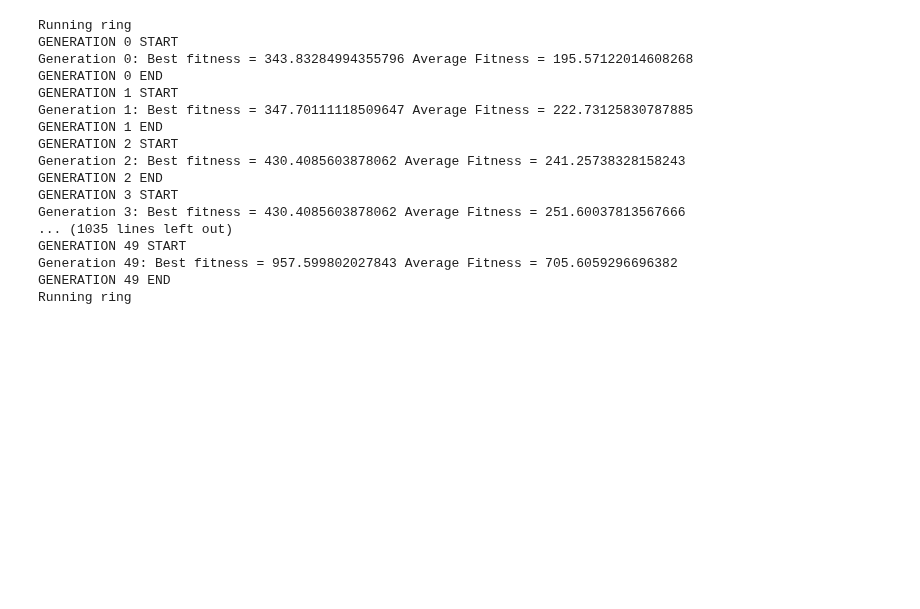
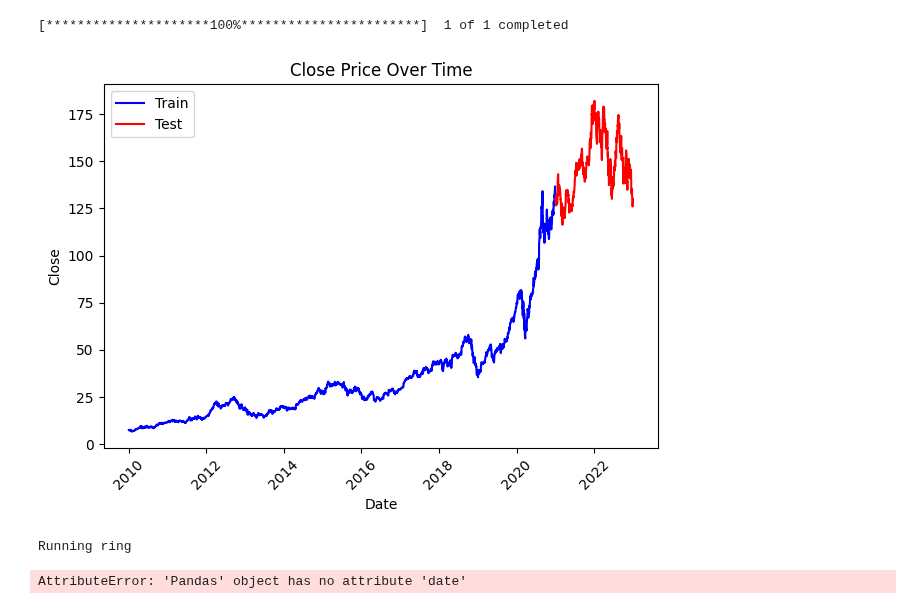
Before and after one commit to Chideme/island_genetic_algrorithm, a Jupyter notebook: uptrend.ipynb, the cells around one changed output. Drawn from its saved outputs; the diff is of its cells as text; code cells hidden in the pictures; blank space fills up the shorter version.

```diff
--- a/uptrend.ipynb
+++ b/uptrend.ipynb
@@ -90,3 +19,11 @@ test_data, test_strategies =generate_candidate_trading_signals(test.copy())
+# %%
+start_date = datetime.datetime(2010, 1, 1)
+end_date = datetime.datetime(2022, 12, 31)
+data = Data('AAPL',start_date,end_date,2021)
+data.data_preprocess()
+# %% [output]
+[*********************100%***********************]  1 of 1 completed
+[figure, added]
 # %%
 #total return training
 import matplotlib.pyplot as plt
@@ -94,26 +31,28 @@ import matplotlib.pyplot as plt
 fitness_values = {"ring":[],"multikuti":[],"master_slave":[],"gga":[]}
 speed_values =  {"ring":[],"multikuti":[],"master_slave":[],"gga":[]}
 profit = {"ring":[],"multikuti":[],"master_slave":[],"gga":[]}
+test_profit = {"Propsed 1(ring)":[],"multikuti":[],"master_slave":[],"gga":[]}
 risk = {"ring":[],"multikuti":[],"master_slave":[],"gga":[]}
 evolve_strategy =["ring", "multikuti","master_slave","gga"]
 
 for i in evolve_strategy:
     for j in range(50):
         start = time.time()
-        ga = IslandGGA(data=train_data,num_islands=8,m_iter=15,num_iter=50,n_migrants=10,pSize=200,r_cross=0.4,r_mut=0.1,strategies=strategies,evolve_strategy=i)
+        ga = IslandGGA(data=data.train_data,num_islands=8,m_iter=15,num_iter=50,n_migrants=10,pSize=200,r_cross=0.4,r_mut=0.1,strategies=data.strategies,evolve_strategy=i)
         ga.evolve()
         end = time.time()
         processing_time=end - start
         speed_values[i].append(processing_time)
+        ### USE TRAIN DATA?
         fitness_values[i].append(ga.globalBest.fitness_value)
         profit[i].append(ga.globalBest.profit)
         risk[i].append(ga.globalBest.corr)
+        ### USE TEST DATA HERE?
+        ga.globalBest.calculate_chromosome_fitness(data.test_data,1000)
+        fitness_values[i].append(ga.globalBest.fitness_value)
+        test_profit[i].append(ga.globalBest.profit)
 
 
-# Generate some random data for three groups
-#data1 = np.random.normal(0, 1, size=100)
-#data2 = np.random.normal(2, 1, size=100)
-#data3 = np.random.normal(5, 1, size=100)
 
 # Combine the fitness data into a list
 fitness_data = [fitness_values[i] for i in  evolve_strategy]
@@ -193,19 +132,4 @@ ax.set_title('Correlation')
 plt.show()
 # %% [output]
 Running ring
-GENERATION 0 START
-Generation 0: Best fitness = 343.83284994355796 Average Fitness = 195.57122014608268
-GENERATION 0 END
-GENERATION 1 START
-Generation 1: Best fitness = 347.70111118509647 Average Fitness = 222.73125830787885
-GENERATION 1 END
-GENERATION 2 START
-Generation 2: Best fitness = 430.4085603878062 Average Fitness = 241.25738328158243
-GENERATION 2 END
-GENERATION 3 START
-Generation 3: Best fitness = 430.4085603878062 Average Fitness = 251.60037813567666
-... (1035 lines left out)
-GENERATION 49 START
-Generation 49: Best fitness = 957.599802027843 Average Fitness = 705.6059296696382
-GENERATION 49 END
-Running ring
+AttributeError: 'Pandas' object has no attribute 'date'
```
Also changed, not shown: parts of 4 cells of this notebook, 6 other files.
